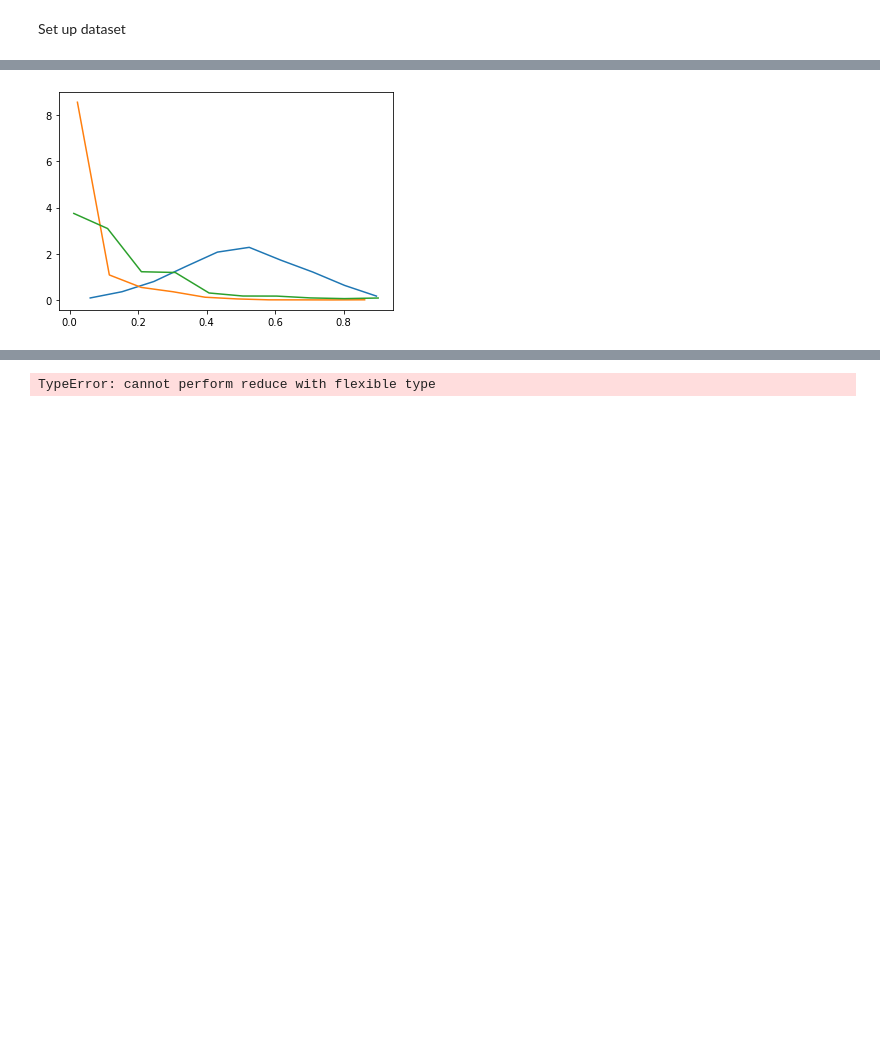
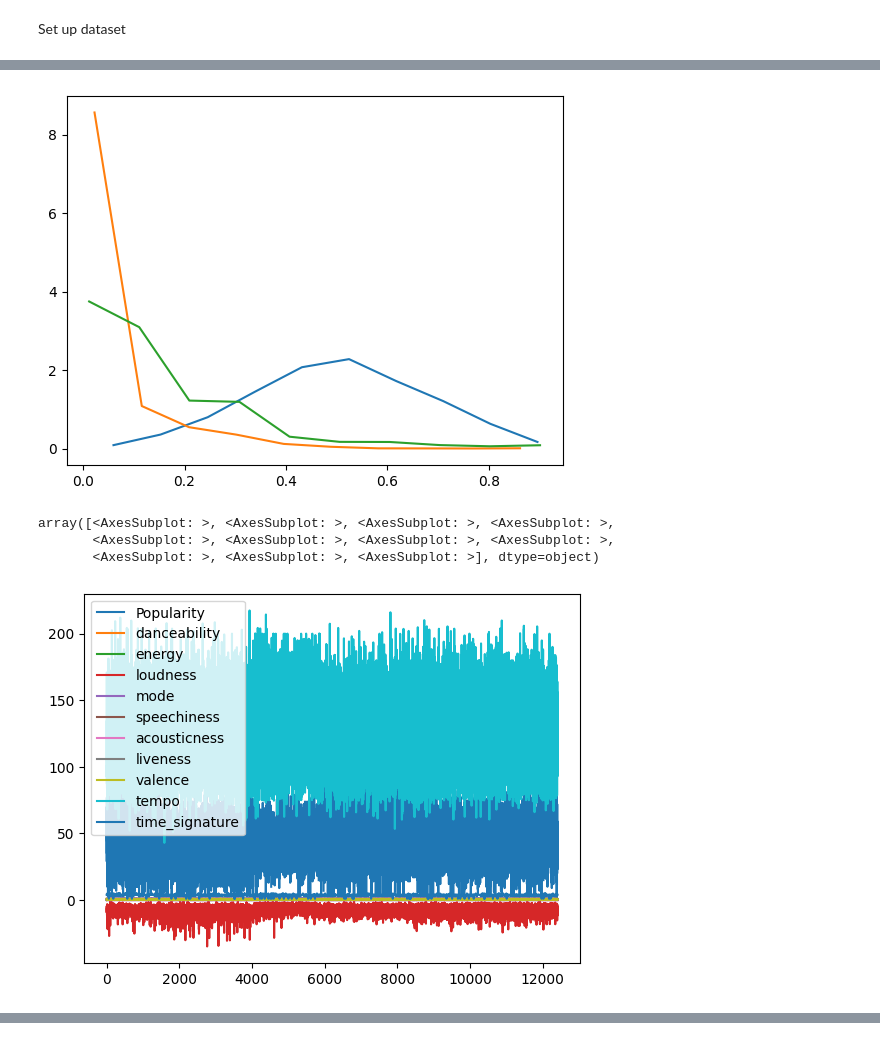
Before and after one commit to Grace-H/genre-class, a Jupyter notebook: genre-class.ipynb, the cells around one changed output, grey strips where cells are left out. Drawn from its saved outputs; the diff is of its cells as text; code cells hidden in the pictures; blank space fills up the shorter version.

Commit message:
progress on scatter matrix
Can't seem to get the dimmenstions of c,x,y to align

```diff
--- a/genre-class.ipynb
+++ b/genre-class.ipynb
@@ -50,33 +60,41 @@ y
 # %%
 import matplotlib.pyplot as plt
 %matplotlib inline
-for col in music[:-1]:
-    hist = np.histogram(music[["danceability"]], density=True)
-    plt.plot(hist[1][:-1], hist[0])
-    plt.show()
+#for col in X.columns:
+#    print(col)
+#    hist = np.histogram(music[[col]], density=True)
+#    plt.plot(hist[1][:-1], hist[0])
+#    plt.show()
 
 #dance_norm_hist = np.histogram(music[["Popularity"]], density=True)
 dance_norm_hist = np.histogram(music[["danceability"]], density=True)
 energy_norm_hist = np.histogram(music[["energy"]], density=True)
 loudness_norm_hist = np.histogram(music[["loudness"]], density=True)
 mode_norm_hist = np.histogram(music[["mode"]], density=True)
 speechiness_norm_hist = np.histogram(music[["speechiness"]], density=True)
 
 acousticness_norm_hist = np.histogram(music[["acousticness"]], density=True)
 liveness_norm_hist = np.histogram(music[["liveness"]], density=True)
 valence_norm_hist = np.histogram(music[["valence"]], density=True)
 tempo_norm_hist = np.histogram(music[["tempo"]], density=True)
 time_signature_norm_hist = np.histogram(music[["time_signature"]], density=True)
 plt.plot(dance_norm_hist[1][:-1], dance_norm_hist[0])
 #plt.plot(energy_norm_hist[1][:-1], energy_norm_hist[0])
 #plt.plot(loudness_norm_hist[1][:-1], loudness_norm_hist[0])
 #plt.plot(mode_norm_hist[1][:-1], mode_norm_hist[0])
 plt.plot(speechiness_norm_hist[1][:-1], speechiness_norm_hist[0])
 #plt.plot(acousticness_norm_hist[1][:-1], acousticness_norm_hist[0])
 plt.plot(liveness_norm_hist[1][:-1], liveness_norm_hist[0])
 #plt.plot(valence_norm_hist[1][:-1], valence_norm_hist[0])
 #plt.plot(tempo_norm_hist[1][:-1], tempo_norm_hist[0])
 #plt.plot(time_signature_norm_hist[1][:-1], time_signature_norm_hist[0])
 plt.show()
+
+X.plot()
+X.plot.area(figsize=(15, 15), stacked=False, subplots=True)
 # %% [output]
-[figure, old version]
+[figure, new version]
+array([<AxesSubplot: >, <AxesSubplot: >, <AxesSubplot: >, <AxesSubplot: >,
+       <AxesSubplot: >, <AxesSubplot: >, <AxesSubplot: >, <AxesSubplot: >,
+       <AxesSubplot: >, <AxesSubplot: >, <AxesSubplot: >], dtype=object)
+[figure, added]
@@ -83,7 +101,0 @@ plt.show()
-# %%
-for col in music[:-1]:
-    hists = np.histogram(col, density=True)
-    plt.plot(hist[1][:-1], hist[0])
-    plt.show()
-# %% [output]
-TypeError: cannot perform reduce with flexible type
```
Also changed, not shown: parts of 3 cells of this notebook.
